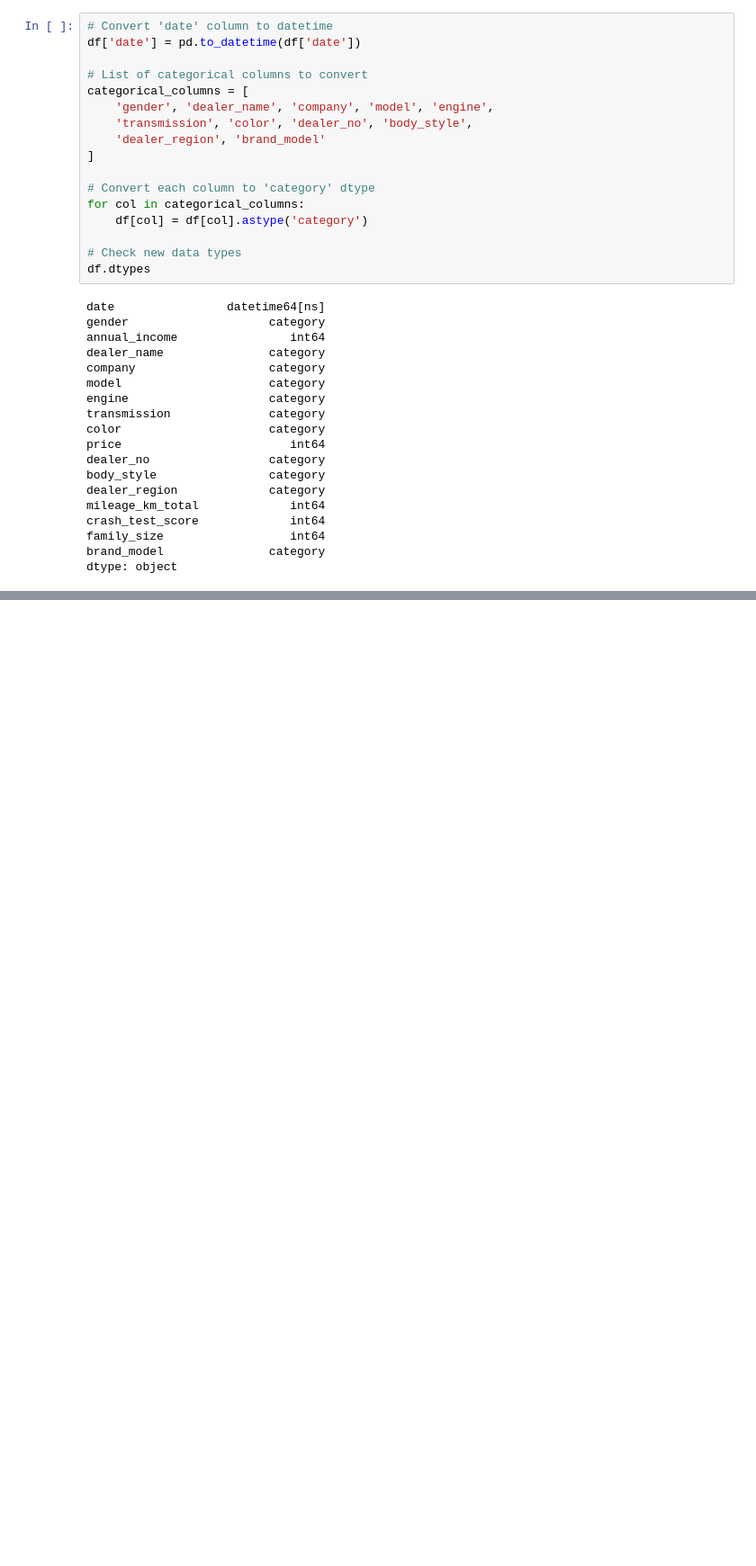
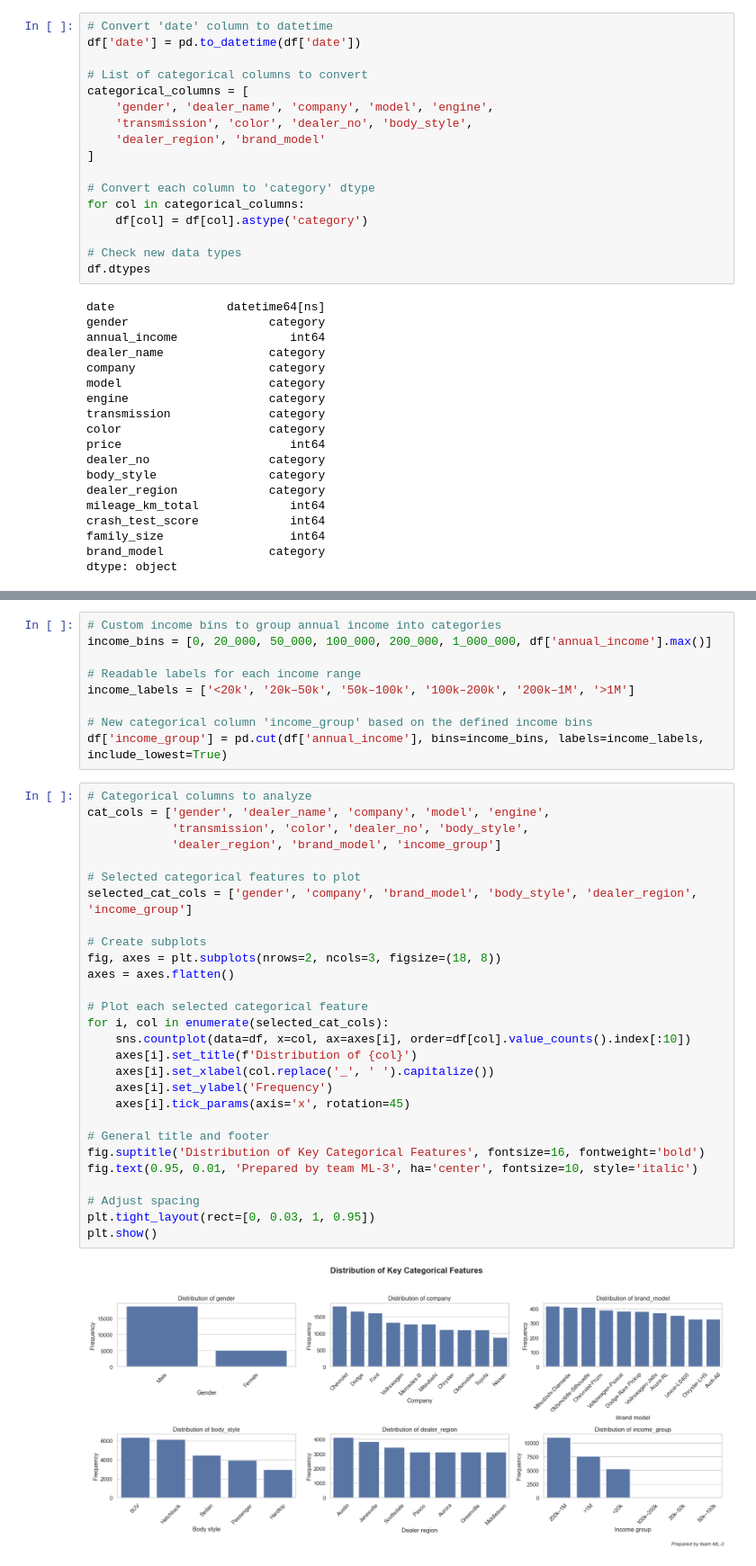
Before and after one commit to postatum/dealerships_sales_forecasting, a Jupyter notebook: notebooks/02_eda_analysis.ipynb, the cells around one changed output, grey strips where cells are left out. Shown: that part at 90% size. Drawn from its saved outputs; the diff is of its cells as text; blank space fills up the shorter version.

```diff
--- a/notebooks/02_eda_analysis.ipynb
+++ b/notebooks/02_eda_analysis.ipynb
@@ -114,0 +165,39 @@ dtype: object
+# %%
+# Custom income bins to group annual income into categories
+income_bins = [0, 20_000, 50_000, 100_000, 200_000, 1_000_000, df['annual_income'].max()]
+
+# Readable labels for each income range
+income_labels = ['<20k', '20k–50k', '50k–100k', '100k–200k', '200k–1M', '>1M']
+
+# New categorical column 'income_group' based on the defined income bins
+df['income_group'] = pd.cut(df['annual_income'], bins=income_bins, labels=income_labels, include_lowest=True)
+# %%
+# Categorical columns to analyze
+cat_cols = ['gender', 'dealer_name', 'company', 'model', 'engine',
+            'transmission', 'color', 'dealer_no', 'body_style',
+            'dealer_region', 'brand_model', 'income_group']
+
+# Selected categorical features to plot
+selected_cat_cols = ['gender', 'company', 'brand_model', 'body_style', 'dealer_region', 'income_group']
+
+# Create subplots
+fig, axes = plt.subplots(nrows=2, ncols=3, figsize=(18, 8))
+axes = axes.flatten()
+
+# Plot each selected categorical feature
+for i, col in enumerate(selected_cat_cols):
+    sns.countplot(data=df, x=col, ax=axes[i], order=df[col].value_counts().index[:10])
+    axes[i].set_title(f'Distribution of {col}')
+    axes[i].set_xlabel(col.replace('_', ' ').capitalize())
+    axes[i].set_ylabel('Frequency')
+    axes[i].tick_params(axis='x', rotation=45)
+
+# General title and footer
+fig.suptitle('Distribution of Key Categorical Features', fontsize=16, fontweight='bold')
+fig.text(0.95, 0.01, 'Prepared by team ML-3', ha='center', fontsize=10, style='italic')
+
+# Adjust spacing
+plt.tight_layout(rect=[0, 0.03, 1, 0.95])
+plt.show()
+# %% [output]
+[figure, added]
```
Also changed, not shown: parts of 4 cells of this notebook.
